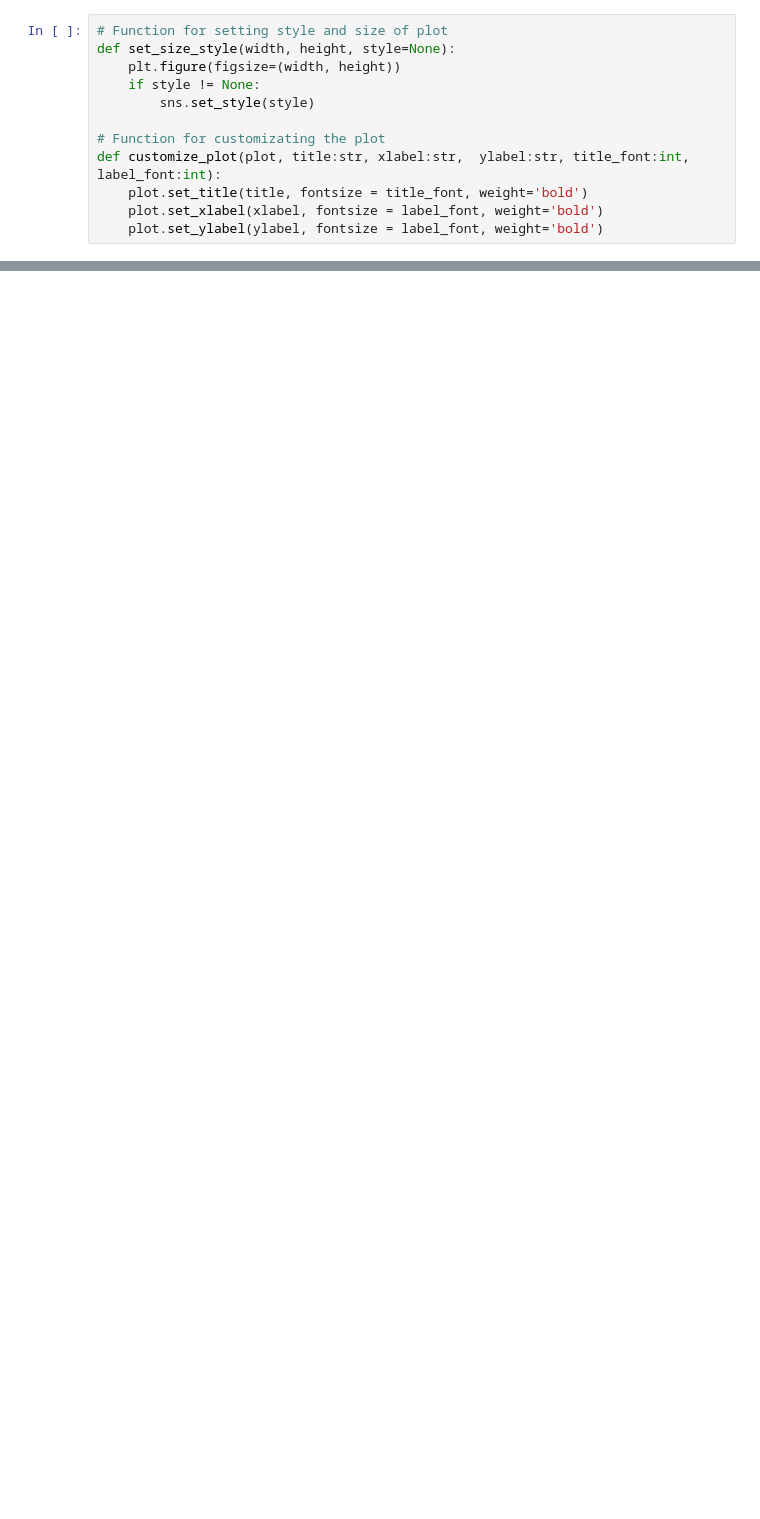
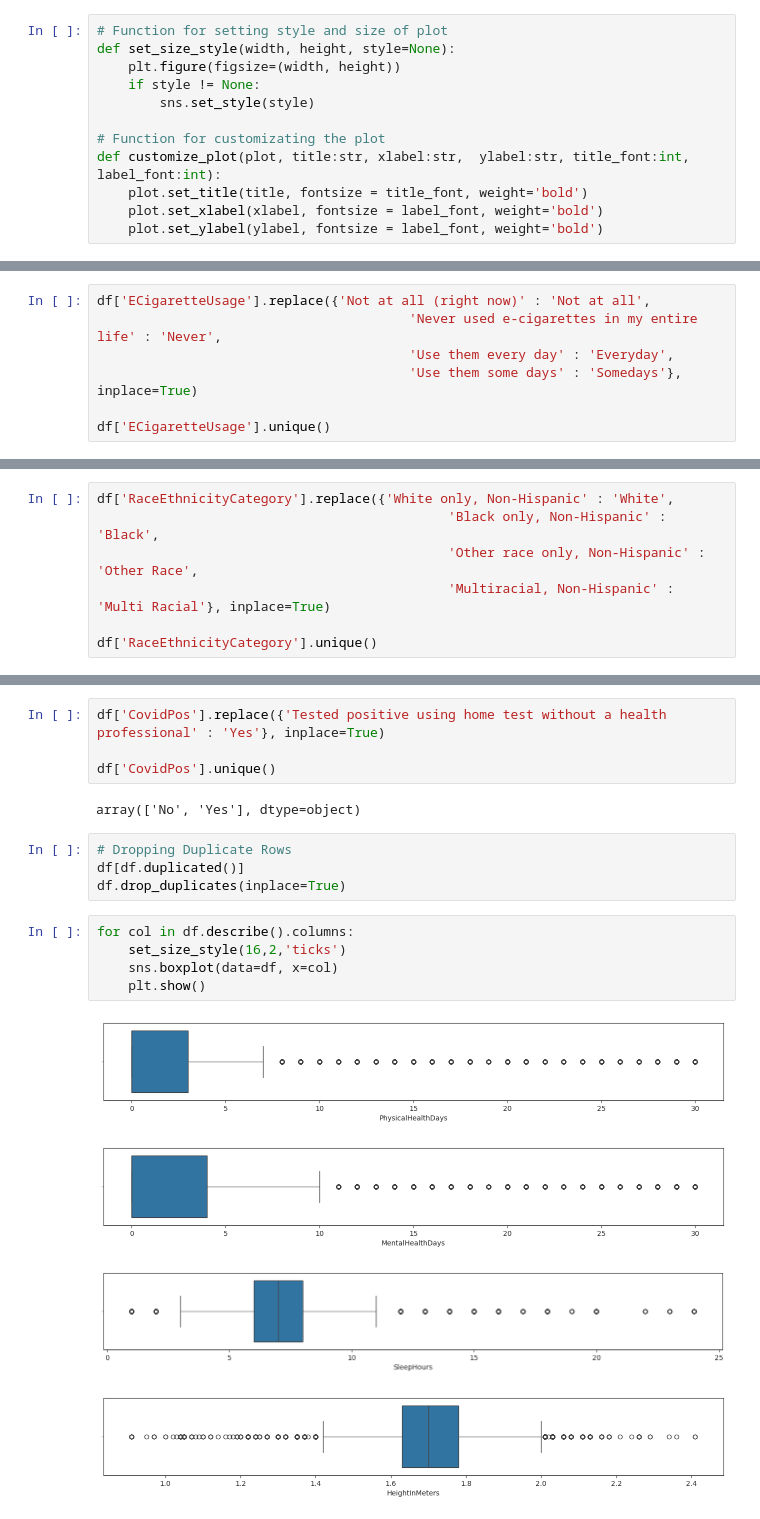
Before and after one commit to emanfj/Healthcare-Disparities-Analysis, a Jupyter notebook: R_main.ipynb, the cells around one changed output, grey strips where cells are left out. Saved outputs shown, nothing was run; the diff lists cells and outputs as text; blank space fills up the shorter version.

```diff
--- a/R_main.ipynb
+++ b/R_main.ipynb
@@ -165,0 +199,7 @@ df.isna().sum().plot(kind='barh')
+# %%
+df['ECigaretteUsage'].replace({'Not at all (right now)' : 'Not at all',
+                                        'Never used e-cigarettes in my entire life' : 'Never',
+                                        'Use them every day' : 'Everyday',
+                                        'Use them some days' : 'Somedays'}, inplace=True)
+
+df['ECigaretteUsage'].unique()
@@ -165,0 +208,7 @@ df.isna().sum().plot(kind='barh')
+# %%
+df['RaceEthnicityCategory'].replace({'White only, Non-Hispanic' : 'White',
+                                             'Black only, Non-Hispanic' : 'Black',
+                                             'Other race only, Non-Hispanic' : 'Other Race',
+                                             'Multiracial, Non-Hispanic' : 'Multi Racial'}, inplace=True)
+
+df['RaceEthnicityCategory'].unique()
@@ -165,0 +218,20 @@ df.isna().sum().plot(kind='barh')
+# %%
+df['CovidPos'].replace({'Tested positive using home test without a health professional' : 'Yes'}, inplace=True)
+
+df['CovidPos'].unique()
+# %% [output]
+array(['No', 'Yes'], dtype=object)
+# %%
+# Dropping Duplicate Rows
+df[df.duplicated()]
+df.drop_duplicates(inplace=True)
+# %%
+for col in df.describe().columns:
+    set_size_style(16,2,'ticks')
+    sns.boxplot(data=df, x=col)
+    plt.show()
+# %% [output]
+[figure, added]
+[figure, added]
+[figure, added]
+[figure, added]
```
Also changed, not shown: parts of 51 cells of this notebook.
